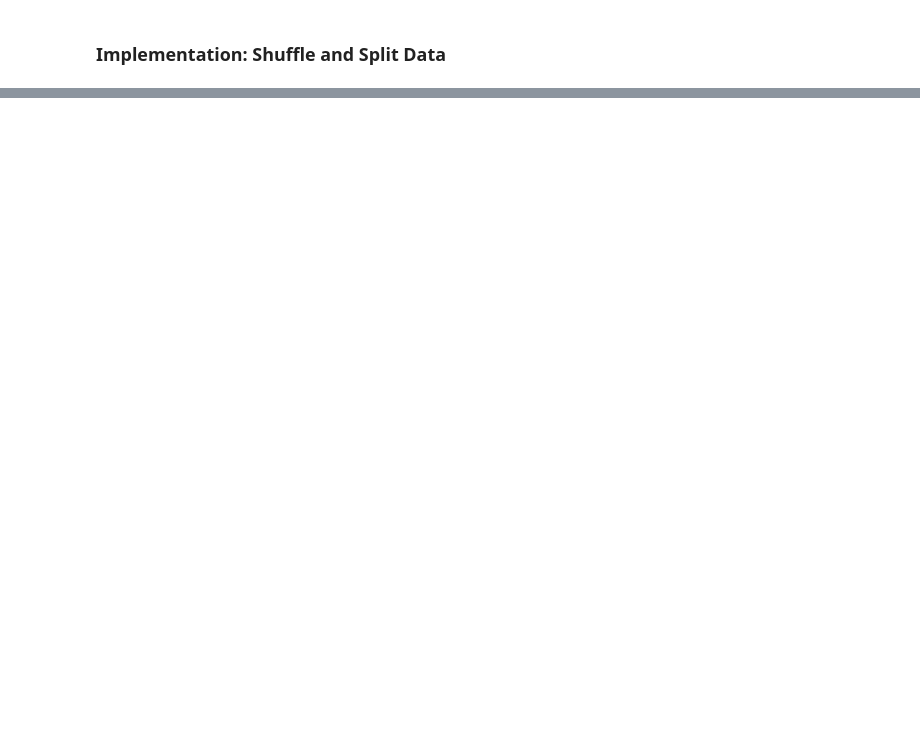
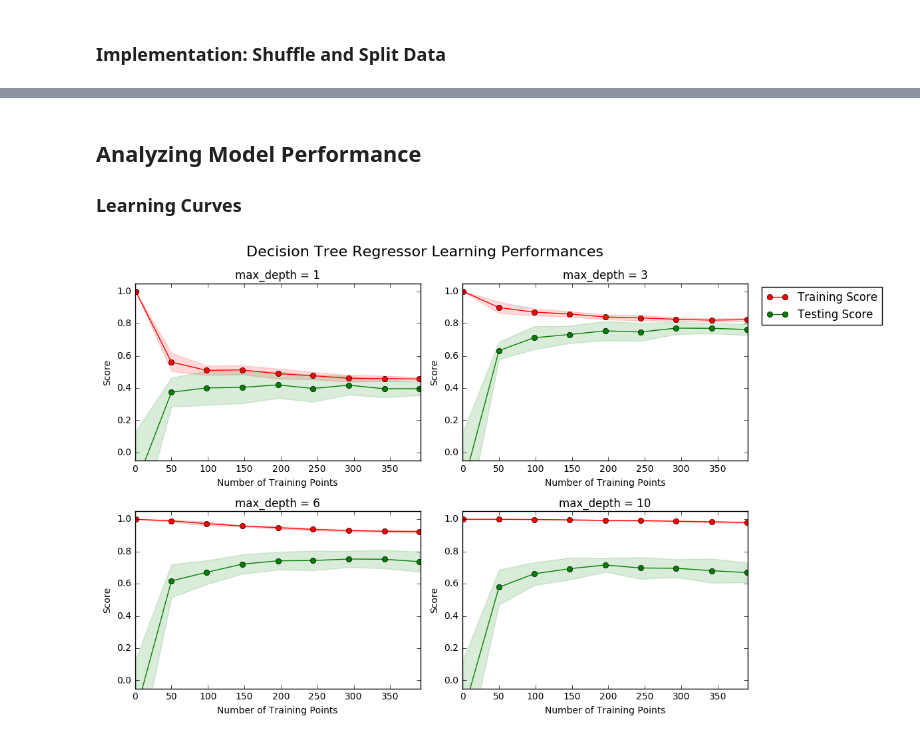
Before and after one commit to juliankmazo/learning-ml, a Jupyter notebook: projects/boston_housing.ipynb, the cells around one changed output, grey strips where cells are left out. Saved outputs shown, nothing was run; the diff lists cells and outputs as text; code cells hidden in the pictures; blank space fills up the shorter version.

Commit message:
Create a model for predicting boston housing prices

```diff
--- a/projects/boston_housing.ipynb
+++ b/projects/boston_housing.ipynb
@@ -73,0 +94,8 @@ Model has a coefficient of determination, R^2, of 0.923.
+# %% [markdown]
+## Analyzing Model Performance
+### Learning Curves
+# %%
+# Produce learning curves for varying training set sizes and maximum depths
+vs.ModelLearning(features, prices)
+# %% [output]
+[figure, added]
```
Also changed, not shown: parts of 14 cells of this notebook.
